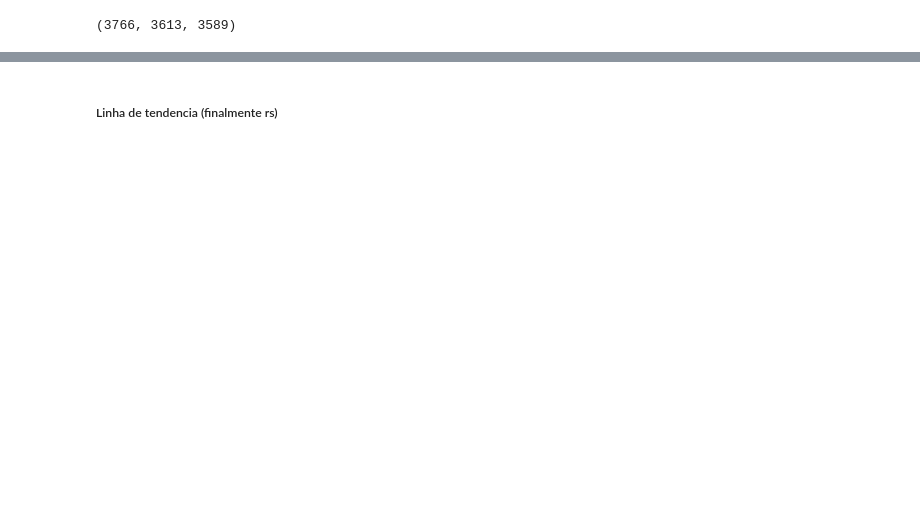
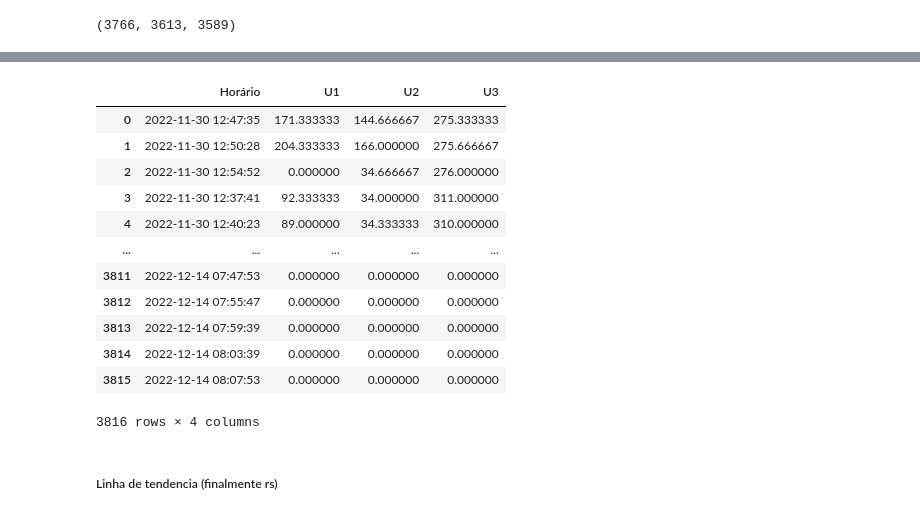
Before and after one commit to Leandro-Bernardo/Landside-monitoring-system, a Jupyter notebook: Jurujuba.ipynb, the cells around one changed output, grey strips where cells are left out. Saved outputs shown, nothing was run; the diff lists cells and outputs as text; code cells hidden in the pictures; blank space fills up the shorter version.

```diff
--- a/Jurujuba.ipynb
+++ b/Jurujuba.ipynb
@@ -708,0 +805,11 @@ dados2lt
+# %%
+#j3
+for i,j in enumerate(dadosj3['created_at']):
+  for a,b in enumerate(dadostempo3['created_at']):
+    if j == b:
+      dadostempo3.loc[a, 'U1'] = dadosj3.loc[i, 'U1']
+      dadostempo3.loc[a, 'U2'] = dadosj3.loc[i, 'U2']
+      dadostempo3.loc[a, 'U3'] = dadosj3.loc[i, 'U3']
+
+    else:
+      Ellipsis
@@ -714,7 +826,7 @@ horas1 = [0]
 minutos1 = [0]
 segundos1 = [0]
 
-for i in pd.to_datetime(dados1lt['created_at']):  #pega as informações de tempo do dado original e salva em objetos de data
+for i in pd.to_datetime(dadostempo1['created_at']):  #pega as informações de tempo do dado original e salva em objetos de data
   ano1.append(i.year)
   mes1.append(i.month)
   dias1.append(i.day)
@@ -729,7 +841,7 @@ horas2 = [0]
 minutos2 = [0]
 segundos2 = [0]
 
-for i in pd.to_datetime(dados2lt['created_at']):  #pega as informações de tempo do dado original e salva em objetos de data
+for i in pd.to_datetime(dadostempo2['created_at']):  #pega as informações de tempo do dado original e salva em objetos de data
   ano2.append(i.year)
   mes2.append(i.month)
   dias2.append(i.day)
@@ -744,7 +856,7 @@ horas3 = [0]
 minutos3 = [0]
 segundos3 = [0]
 
-for i in pd.to_datetime(dados1lt['created_at']):  #pega as informações de tempo do dado original e salva em objetos de data
+for i in pd.to_datetime(dadostempo3['created_at']):  #pega as informações de tempo do dado original e salva em objetos de data
   ano3.append(i.year)
   mes3.append(i.month)
   dias3.append(i.day)
@@ -786,5 +896,5 @@ horario = []
 for i in Tempo:
   horario.append(datetime.strptime(i,format))
 # %%
-t = pd.DataFrame(data = horario).rename({0:'Horário'},axis = 1)
-t
+tempo_medio = pd.DataFrame(data = horario).rename({0:'Horário'},axis = 1)
+tempo_medio
@@ -790,0 +915,20 @@ t
+# %%
+tempo_medio['U1'] = pd.DataFrame([dadostempo1['U1'], dadostempo2['U1'], dadostempo3['U1']]).mean()
+tempo_medio['U2'] = pd.DataFrame([dadostempo1['U2'], dadostempo2['U2'], dadostempo3['U2']]).mean()
+tempo_medio['U3'] = pd.DataFrame([dadostempo1['U3'], dadostempo2['U3'], dadostempo3['U3']]).mean()
+# %%
+tempo_medio
+# %% [output]
+|  | Horário | U1 | U2 | U3 |
+| 0 | 2022-11-30 12:47:35 | 171.333333 | 144.666667 | 275.333333 |
+| 1 | 2022-11-30 12:50:28 | 204.333333 | 166.000000 | 275.666667 |
+| 2 | 2022-11-30 12:54:52 | 0.000000 | 34.666667 | 276.000000 |
+| 3 | 2022-11-30 12:37:41 | 92.333333 | 34.000000 | 311.000000 |
+| 4 | 2022-11-30 12:40:23 | 89.000000 | 34.333333 | 310.000000 |
+| ... | ... | ... | ... | ... |
+| 3811 | 2022-12-14 07:47:53 | 0.000000 | 0.000000 | 0.000000 |
+| 3812 | 2022-12-14 07:55:47 | 0.000000 | 0.000000 | 0.000000 |
+| 3813 | 2022-12-14 07:59:39 | 0.000000 | 0.000000 | 0.000000 |
+| 3814 | 2022-12-14 08:03:39 | 0.000000 | 0.000000 | 0.000000 |
+| 3815 | 2022-12-14 08:07:53 | 0.000000 | 0.000000 | 0.000000 |
+3816 rows × 4 columns
```
Also changed, not shown: parts of 63 cells of this notebook.
